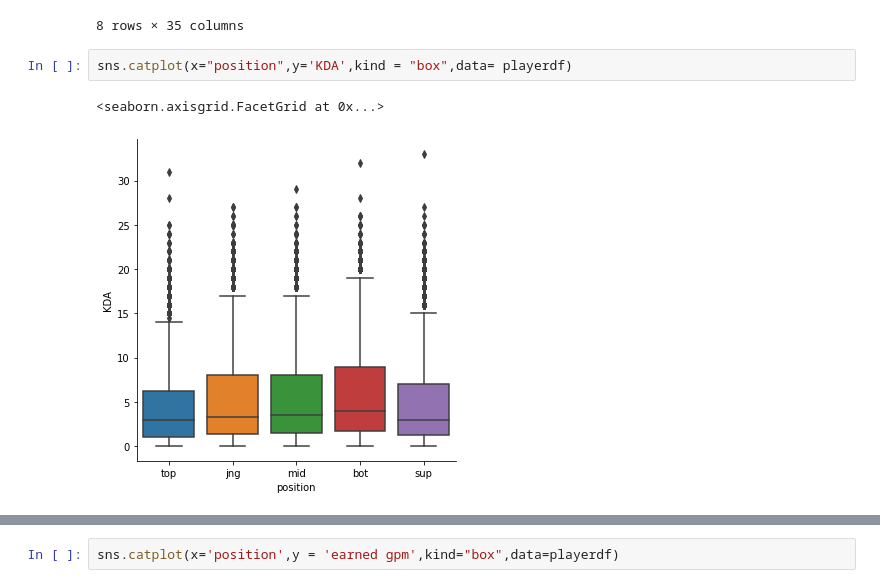
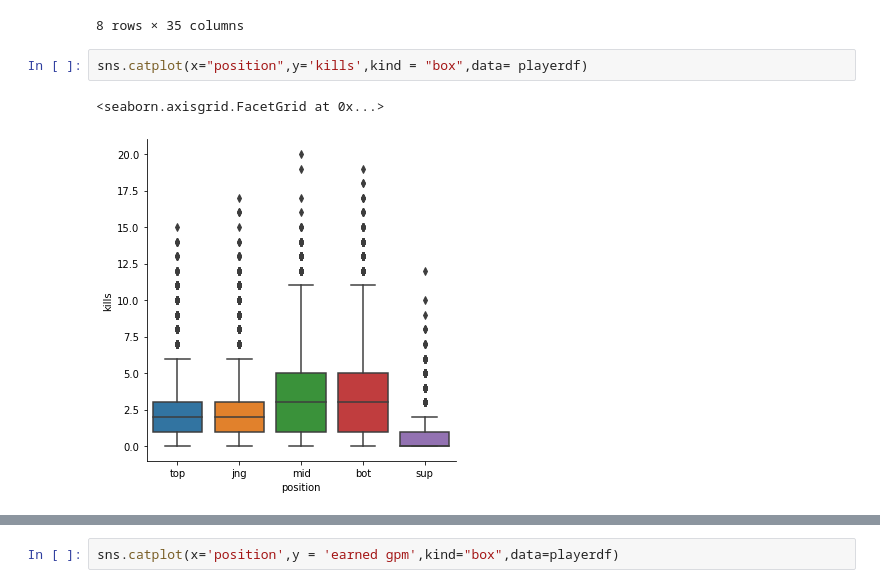
Before and after one commit to Pooksterlive/CapstoneWorkspace, a Jupyter notebook: EDA.ipynb, the cells around one changed output, grey strips where cells are left out. Saved outputs shown, nothing was run; the diff lists cells and outputs as text.

```diff
--- a/EDA.ipynb
+++ b/EDA.ipynb
@@ -40,7 +40,7 @@ playerdf.describe()
 | max | 2021.000000 | 20.000000 | 14.000000 | 45.000000 | 6.000000 | 1.000000 | 1.000000 | 1.000000 | ... |
 8 rows × 35 columns
 # %%
-sns.catplot(x="position",y='KDA',kind = "box",data= playerdf)
+sns.catplot(x="position",y='kills',kind = "box",data= playerdf)
 # %% [output]
 <seaborn.axisgrid.FacetGrid at 0x...>
-[figure, old version]
+[figure, new version]
```
Also changed, not shown: parts of 7 cells of this notebook, 2 other files.
